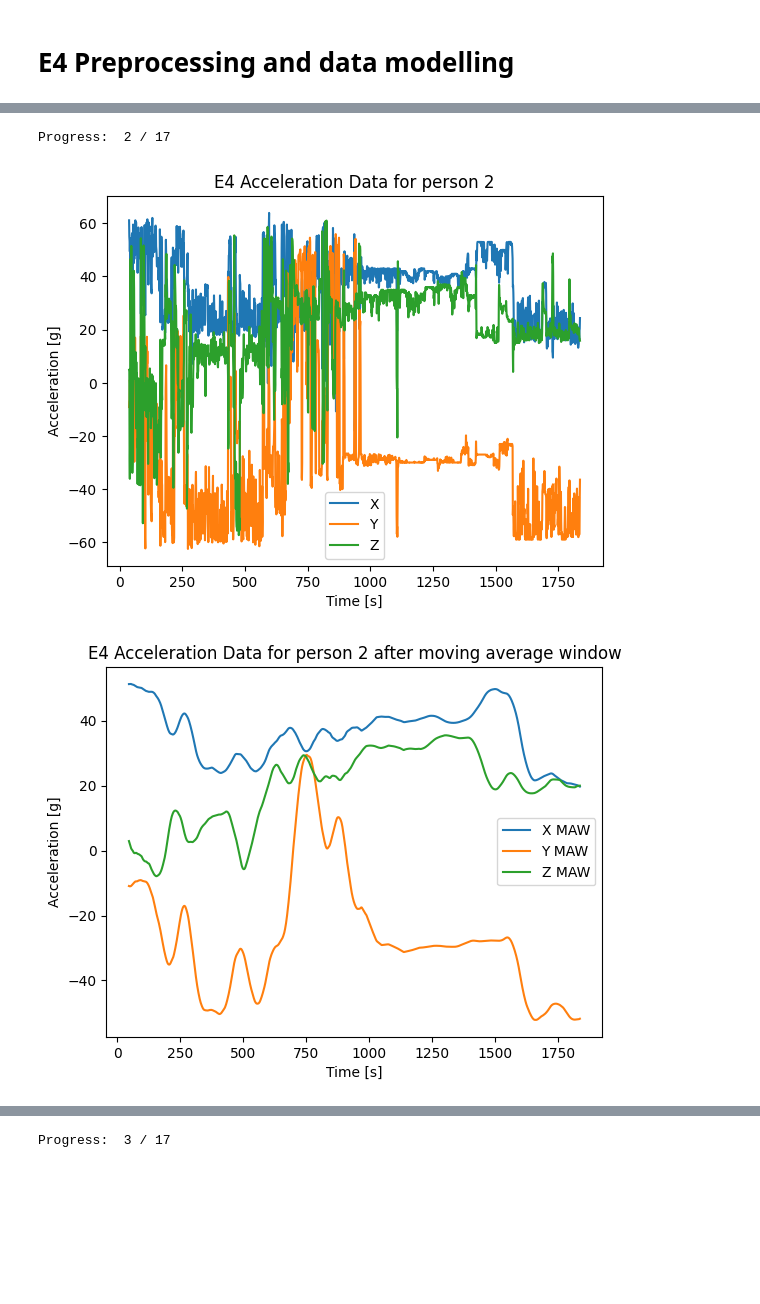
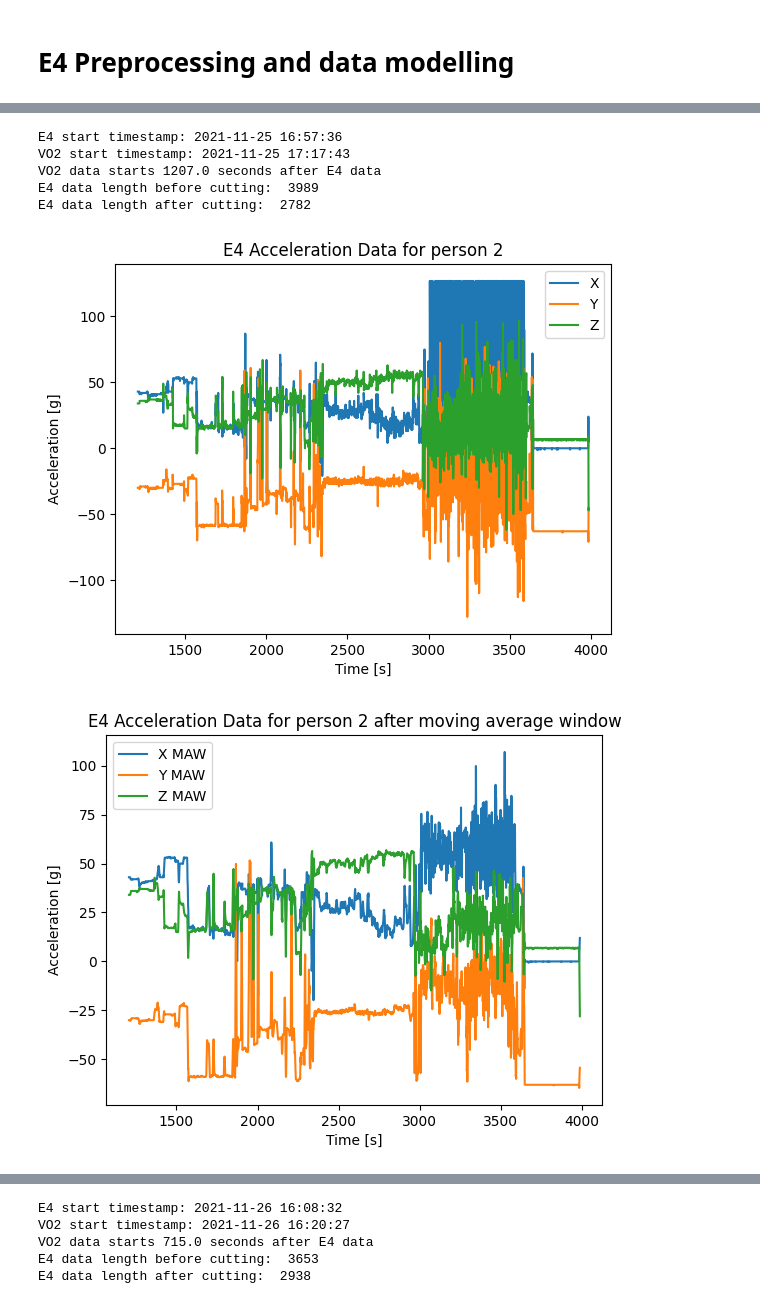
Before and after one commit to ConnorReed246/DataMiningProject, a Jupyter notebook: scripts/1_Preprocessing/E4_preprocessing.ipynb, the cells around one changed output, grey strips where cells are left out. Saved outputs shown, nothing was run; the diff lists cells and outputs as text; code cells hidden in the pictures; blank space fills up the shorter version.

```diff
--- a/scripts/1_Preprocessing/E4_preprocessing.ipynb
+++ b/scripts/1_Preprocessing/E4_preprocessing.ipynb
@@ -21,12 +21,13 @@ import math
 import os
 # %%
 # Definitions
-dataset_dir = '../../original_dataset/'
+dataset_dir = 'original_dataset/'
+os.chdir("E:\Projects\Oulu\Data Mining Project\DataMiningProject")
 PERSONS = 17
 acceleration_data_loc = dataset_dir + 'P{:02d}/E4/ACC.csv'
 VO2_data_loc = dataset_dir + 'P{:02d}/VO2/DataAverage.csv'
 # Exercise lasts for 30 minutes
-duration_of_exercise = 30 * 60
+duration_of_exercise = 30 * 60 + 2
 WINDOW_SIZE = 320
 # %%
 def load_acc_data(person):
@@ -199,7 +215,7 @@ def central_moving_average(data, window_size, plot=False, person=None):
     data['Y'] = data['Y'].rolling(window=window_size, min_periods=1, center=True).mean()
     data['Z'] = data['Z'].rolling(window=window_size, min_periods=1, center=True).mean()
     first = lambda x: x.iloc[0]
-    data = data.rolling(window=window_size, min_periods=10).agg({'X': 'mean', 'Y': 'mean', 'Z': 'mean', 'Time[s]': first})
+    # data = data.rolling(window=window_size, min_periods=10).agg({'X': 'mean', 'Y': 'mean', 'Z': 'mean', 'Time[s]': first})
     if plot:
         plt.figure()
         plt.plot(data['X'], label='X MAW')
@@ -218,10 +234,10 @@ def central_moving_average(data, window_size, plot=False, person=None):
 def compute_ACC_magnitude(data):
     return np.sqrt(data['X']**2 + data['Y']**2 + data['Z']**2)
 
-e4_data, VO2_data = sync_acc_with_VO2(5)
+e4_data, VO2_data = sync_acc_with_VO2(17)
 import copy
 e4_data_maw = copy.deepcopy(e4_data)
-e4_data_maw = central_moving_average(e4_data_maw, 60)
+e4_data_maw = central_moving_average(e4_data_maw, 5)
 e4_data_mag = compute_ACC_magnitude(e4_data_maw)
 e4_data_maw['Magnitude'] = e4_data_mag
 # Plot both side by side
@@ -234,6 +250,7 @@ axs[1].plot(e4_data_maw['X'], label='X')
 axs[1].plot(e4_data_maw['Y'], label='Y')
 axs[1].plot(e4_data_maw['Z'], label='Z')
 axs[2].plot(e4_data_mag, label='Magnitude')
+print(len(e4_data['X']), len(e4_data_maw['X']))
 axs[0].legend()
 axs[1].legend()
 axs[2].legend()
@@ -245,8 +268,8 @@ plt.show()
 preprocessed_data = []
 for i in range(1, PERSONS+1):
     print("Progress: ", i, "/", PERSONS, end="\r")
-    e4_data, VO2_data = sync_acc_with_VO2(i, handle_outliers=True)
-    e4_data = central_moving_average(e4_data, 60, plot=True, person=i)
+    e4_data, VO2_data = sync_acc_with_VO2(i, handle_outliers=False)
+    e4_data = central_moving_average(e4_data, 5, plot=True, person=i)
     e4_data_mag = compute_ACC_magnitude(e4_data)
     e4_data['Magnitude'] = e4_data_mag
     # Plot magnitude
@@ -266,3 +293,7 @@ Progress:  1 / 17
-Progress:  2 / 17
+E4 start timestamp: 2021-11-25 16:57:36
+VO2 start timestamp: 2021-11-25 17:17:43
+VO2 data starts 1207.0 seconds after E4 data
+E4 data length before cutting:  3989
+E4 data length after cutting:  2782
-[figure, old version]
+[figure, new version]
-[figure, old version]
+[figure, new version]
@@ -270 +301,5 @@ Progress:  2 / 17
-Progress:  3 / 17
+E4 start timestamp: 2021-11-26 16:08:32
+VO2 start timestamp: 2021-11-26 16:20:27
+VO2 data starts 715.0 seconds after E4 data
+E4 data length before cutting:  3653
+E4 data length after cutting:  2938
```
Also changed, not shown: parts of 4 cells of this notebook, 35 other files.
